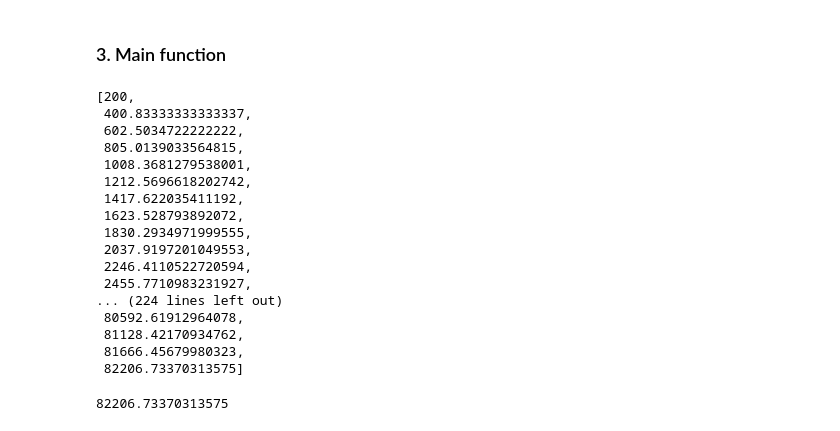
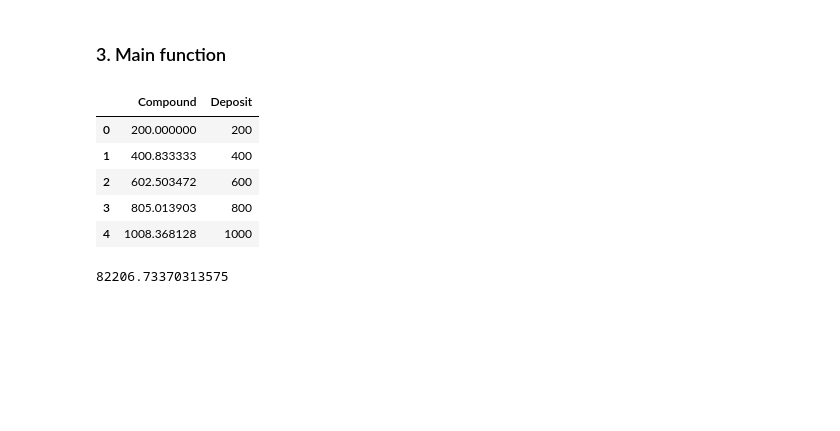
Before and after one commit to Tasiorr/Finance, a Jupyter notebook: Simulation/compound_interest.ipynb, the cells around one changed output. Cells and saved outputs as stored; diff of their text form; code cells hidden in the pictures; blank space fills up the shorter version.

Commit message:
Adding DataFrame

```diff
--- a/Simulation/compound_interest.ipynb
+++ b/Simulation/compound_interest.ipynb
@@ -61,28 +61,23 @@ def investment_strategy():
 # %%
 #Get and store the compound list
 compound_list = investment_strategy()[0]
-compound_list
-# %% [output]
-[200,
- 400.83333333333337,
- 602.5034722222222,
- 805.0139033564815,
- 1008.3681279538001,
- 1212.5696618202742,
- 1417.622035411192,
- 1623.528793892072,
- 1830.2934971999555,
- 2037.9197201049553,
- 2246.4110522720594,
- 2455.7710983231927,
-... (224 lines left out)
- 80592.61912964078,
- 81128.42170934762,
- 81666.45679980323,
- 82206.73370313575]
 # %%
 #Get and store the total compound deposit list
 compound_deposit_list = investment_strategy()[2]
+# %%
+#Data Frame for compound investments and deposits
+data = {'Compound':compound_list, 'Deposit':compound_deposit_list}
+df = pd.DataFrame(data)
+#df=pd.DataFrame(compound_list, compound_deposit_list)
+#df['Date'] = df.index
+df.head()
+# %% [output]
+|  | Compound | Deposit |
+| 0 | 200.000000 | 200 |
+| 1 | 400.833333 | 400 |
+| 2 | 602.503472 | 600 |
+| 3 | 805.013903 | 800 |
+| 4 | 1008.368128 | 1000 |
 # %%
 #Show the total return after "n" years on my investment
 total_return = compound_list[num_months_saving - 1]
```
Also changed, not shown: parts of 1 cell of this notebook.
